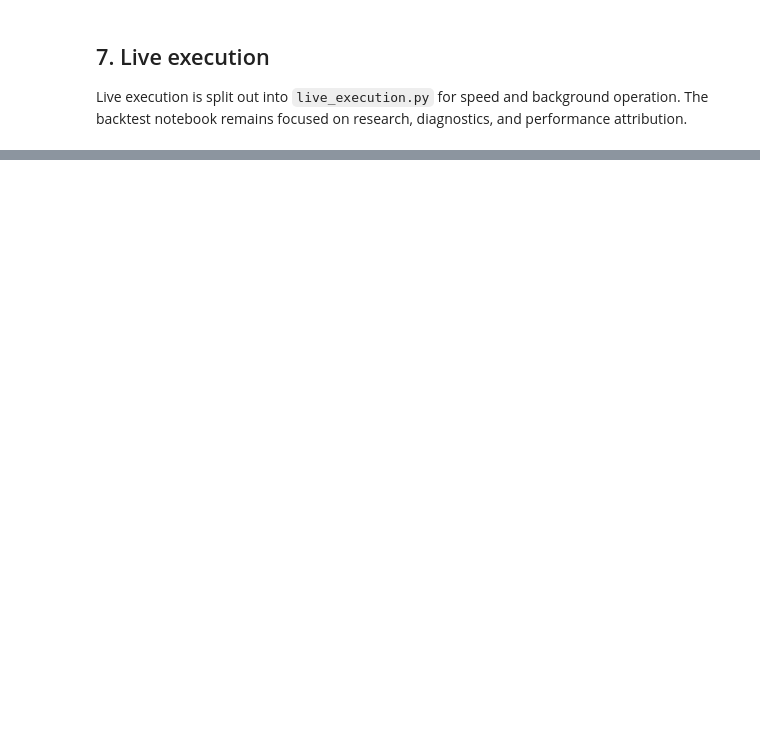
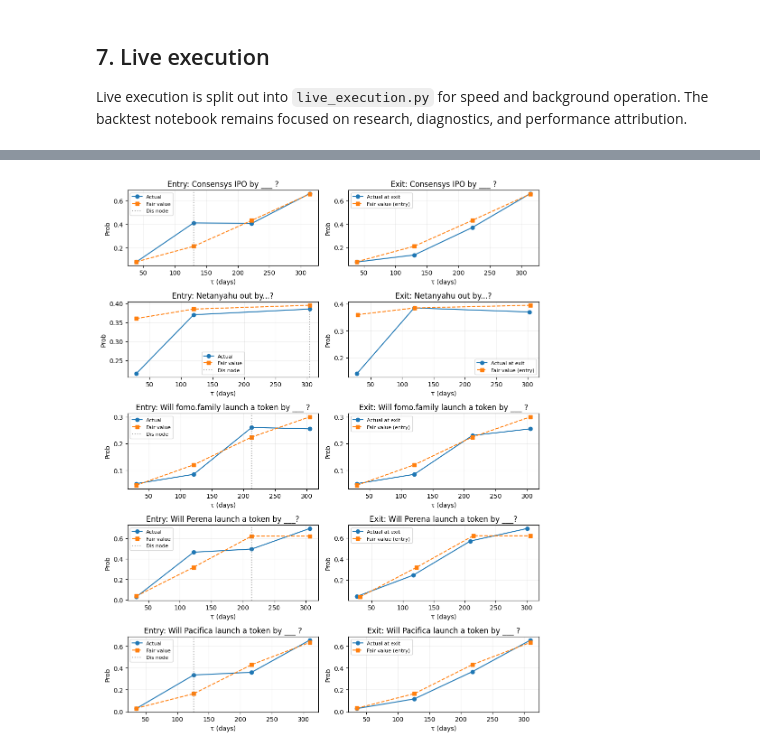
Before and after one commit to AnranSeverac/polymarketTermStructure, a Jupyter notebook: curve_dislocation_backtest.ipynb, the cells around one changed output, grey strips where cells are left out. Drawn from its saved outputs; the diff is of its cells as text; code cells hidden in the pictures; blank space fills up the shorter version.

```diff
--- a/curve_dislocation_backtest.ipynb
+++ b/curve_dislocation_backtest.ipynb
@@ -655,0 +668,66 @@ The backtest notebook remains focused on research, diagnostics, and performance
+# %%
+# 5 random trades with exit (so we have exit curve)
+try:
+    _trades = deduped_df
+except NameError:
+    _trades = trades_df
+eligible = _trades[_trades["status"] == "E"].dropna(subset=["exit_ts"])
+if eligible.empty:
+    print("No exited trades to plot.")
+else:
+    n_show = min(5, len(eligible))
+    sample = eligible.sample(n=n_show, random_state=42).reset_index(drop=True)
+
+    fig, axes = plt.subplots(n_show, 2, figsize=(10, 2.5 * n_show))
+    if n_show == 1:
+        axes = axes.reshape(1, -1)
+
+    for i, (_, row) in enumerate(sample.iterrows()):
+        eid, entry_ts, exit_ts = row["event_id"], row["entry_ts"], row["exit_ts"]
+        dis_node = row["dis_node"]
+        title = str(row["event"])[:45] + "..." if len(str(row["event"])) > 45 else str(row["event"])
+
+        # Entry: actual curve from panel, fair from static_df. One row per deadline, sorted by tau.
+        entry_snap = panel_df[(panel_df["event_id"] == eid) & (panel_df["timestamp"] == entry_ts)]
+        entry_snap = entry_snap.drop_duplicates(subset=["deadline_date"], keep="last").sort_values("tau_days")
+        if entry_snap.empty:
+            axes[i, 0].text(0.5, 0.5, "No entry data", ha="center", va="center")
+            axes[i, 0].set_title(f"Entry: {title}")
+        else:
+            tau = entry_snap["tau_days"].values
+            actual = entry_snap["probability_yes"].values.astype(float)
+            static_entry = static_df[(static_df["event_id"] == eid) & (static_df["timestamp"] == entry_ts)]
+            static_entry = static_entry.drop_duplicates(subset=["deadline_date"], keep="last").sort_values("tau_days")
+            axes[i, 0].plot(tau, actual, "o-", label="Actual", color="C0")
+            if not static_entry.empty and len(static_entry) == len(entry_snap):
+                fair = static_entry["ts_predicted_prob"].values.astype(float)
+                tau_f = static_entry["tau_days"].values
+                axes[i, 0].plot(tau_f, fair, "s--", label="Fair value", color="C1")
+            dis_tau = entry_snap[entry_snap["deadline_date"].astype(str) == str(dis_node)]["tau_days"].values
+            if len(dis_tau) and dis_node in entry_snap["deadline_date"].values:
+                axes[i, 0].axvline(dis_tau[0], color="gray", linestyle=":", alpha=0.7, label="Dis node")
+            axes[i, 0].set_xlabel("τ (days)"); axes[i, 0].set_ylabel("Prob")
+            axes[i, 0].set_title(f"Entry: {title}"); axes[i, 0].legend(loc="best", fontsize=8); axes[i, 0].grid(True, alpha=0.2)
+
+        # Exit: actual at exit + fair value at entry (to see if curve reverted to entry-time fair shape)
+        exit_snap = panel_df[(panel_df["event_id"] == eid) & (panel_df["timestamp"] == exit_ts)]
+        exit_snap = exit_snap.drop_duplicates(subset=["deadline_date"], keep="last").sort_values("tau_days")
+        if exit_snap.empty:
+            axes[i, 1].text(0.5, 0.5, "No exit data", ha="center", va="center")
+        else:
+            tau_ex = exit_snap["tau_days"].values
+            actual_ex = exit_snap["probability_yes"].values.astype(float)
+            axes[i, 1].plot(tau_ex, actual_ex, "o-", color="C0", label="Actual at exit")
+            fair_at_entry = static_df[(static_df["event_id"] == eid) & (static_df["timestamp"] == entry_ts)]
+            fair_at_entry = fair_at_entry.drop_duplicates(subset=["deadline_date"], keep="last").sort_values("tau_days")
+            if not fair_at_entry.empty:
+                tau_f = fair_at_entry["tau_days"].values
+                fair = fair_at_entry["ts_predicted_prob"].values.astype(float)
+                axes[i, 1].plot(tau_f, fair, "s--", color="C1", label="Fair value (entry)")
+            axes[i, 1].set_xlabel("τ (days)"); axes[i, 1].set_ylabel("Prob")
+            axes[i, 1].set_title(f"Exit: {title}"); axes[i, 1].legend(loc="best", fontsize=8); axes[i, 1].grid(True, alpha=0.2)
+
+    plt.tight_layout()
+    plt.show()
+# %% [output]
+[figure, added]
```
Also changed, not shown: parts of 21 cells of this notebook, 5 other files.
